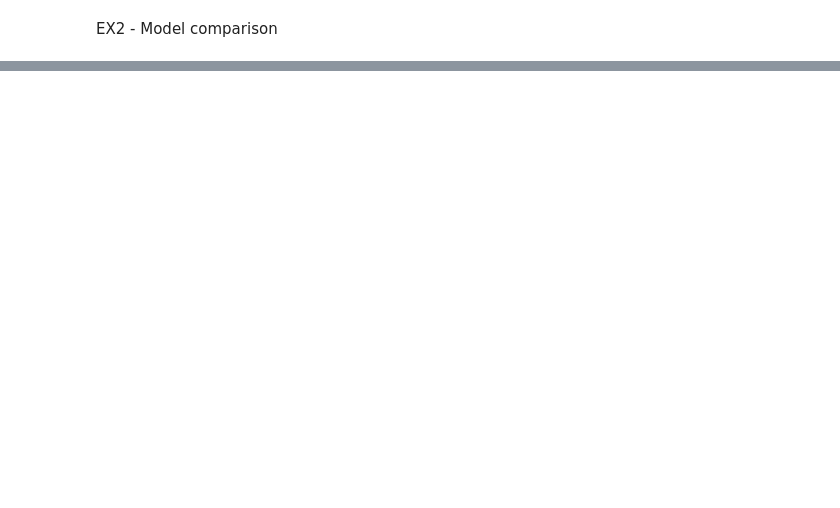
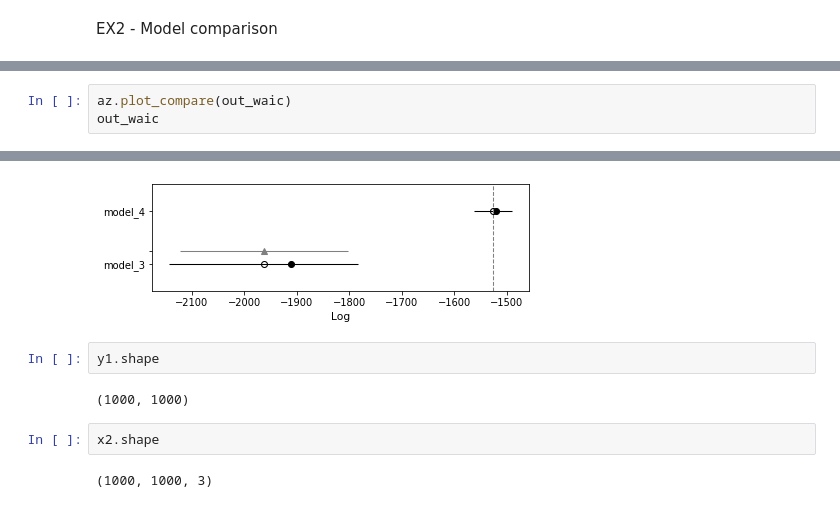
Before and after one commit to TopRamen1/DataAnalysys-LAB, a Jupyter notebook: Lab 7 - Model comparison/lab7.ipynb, the cells around one changed output, grey strips where cells are left out. Saved outputs shown, nothing was run; the diff lists cells and outputs as text; blank space fills up the shorter version.

```diff
--- a/Lab 7 - Model comparison/lab7.ipynb
+++ b/Lab 7 - Model comparison/lab7.ipynb
@@ -86,0 +119,4 @@ TypeError: log likelihood not found in inference data object
+# %%
+az.plot_compare(out_waic)
+out_waic
+# %% [output]
@@ -87 +126,10 @@ TypeError: log likelihood not found in inference data object
+[figure, added]
+# %%
+y1.shape
+# %% [output]
+(1000, 1000)
+# %%
+x2.shape
+# %% [output]
+(1000, 1000, 3)
 # %%
```
Also changed, not shown: parts of 13 cells of this notebook, 2 other files.
